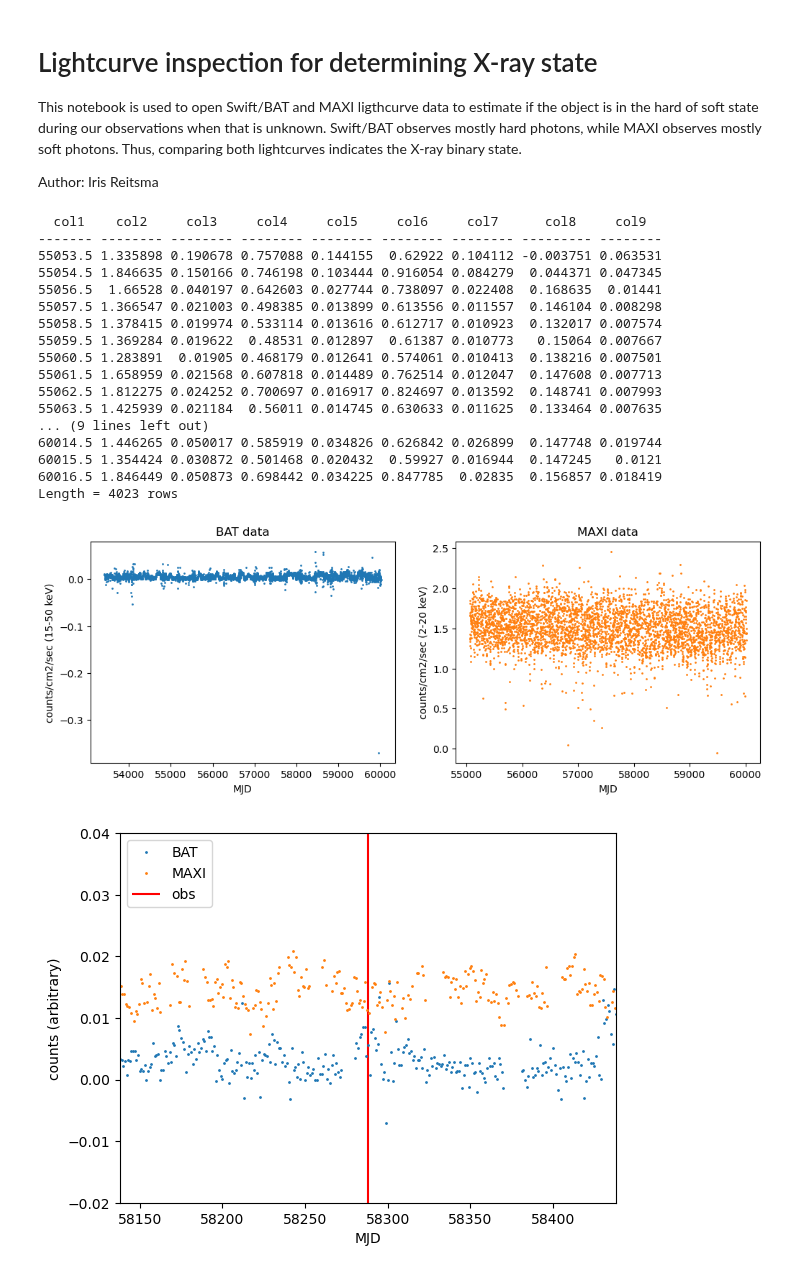
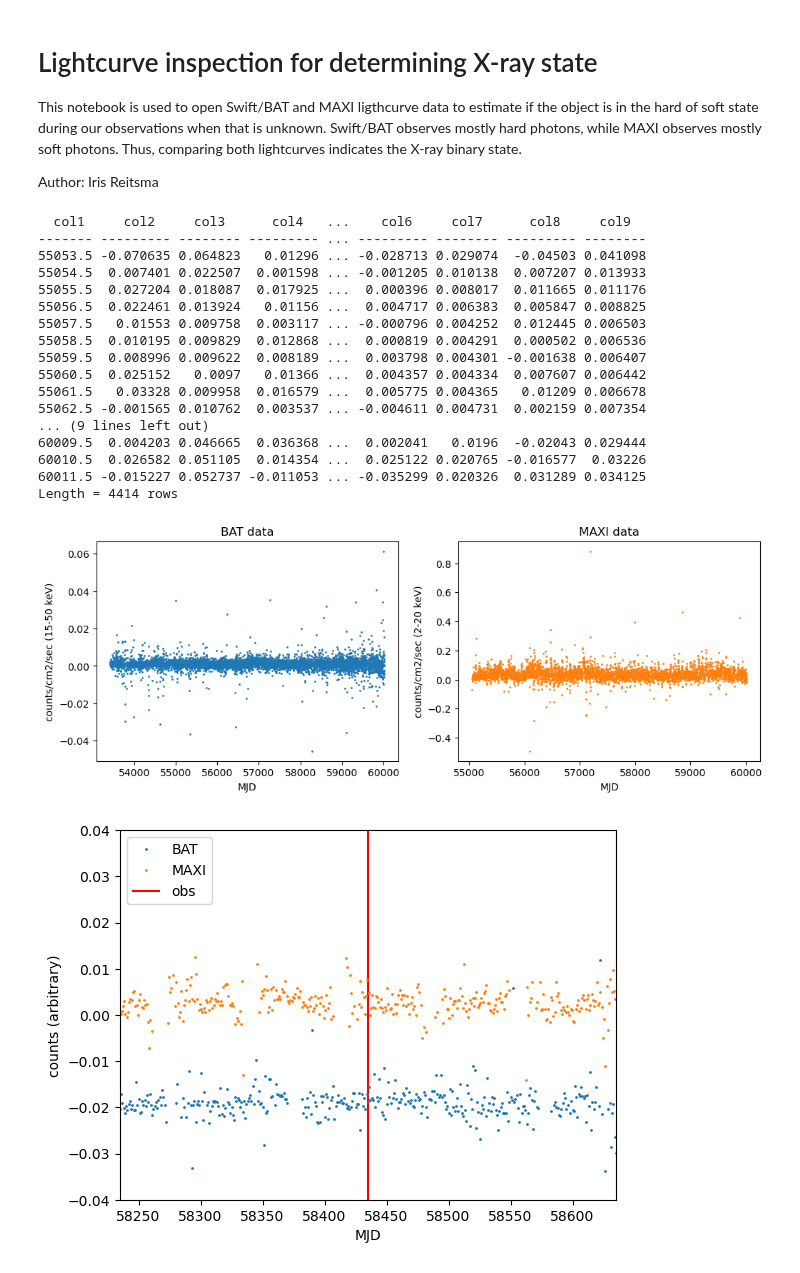
Before and after one commit to reitsmairis/xrbs, a Jupyter notebook: Find_state.ipynb, the cells around one changed output. Cells and saved outputs as stored; diff of their text form; code cells hidden in the pictures.

```diff
--- a/Find_state.ipynb
+++ b/Find_state.ipynb
@@ -25,11 +25,11 @@ PARAMETERS to be set by the user:
 - maxi_flname: insert filename of the MAXI ligthcurve data
 """
 
-source = "4U_1702-429"
-date = '2018-06-19'
+source = "2S_0918-549"
+date = '2018-11-13' # YYYY MM DD
 filepath = "E:/Scriptie/Spectra/Hardness_state/" + source
-bat_flname = filepath + "/" + "4U1702-429.lc.txt"
-maxi_flname = filepath + "/" +  "J1645-456_g_lc_maxi.dat"
+bat_flname = filepath + "/" + "2S0918-549.lc.txt"
+maxi_flname = filepath + "/" +  "J0920-552_g_lc_maxi.dat"
 
 t = Time(date, scale='utc')
 data_BAT = ascii.read(bat_flname)
@@ -38,23 +38,23 @@ figname_state = filepath + '/' + source + "_statefig.png"
 
 print(data_maxi)
 # %% [output]
-  col1    col2     col3     col4     col5     col6     col7      col8     col9
-------- -------- -------- -------- -------- -------- -------- --------- --------
-55053.5 1.335898 0.190678 0.757088 0.144155  0.62922 0.104112 -0.003751 0.063531
-55054.5 1.846635 0.150166 0.746198 0.103444 0.916054 0.084279  0.044371 0.047345
-55056.5  1.66528 0.040197 0.642603 0.027744 0.738097 0.022408  0.168635  0.01441
-55057.5 1.366547 0.021003 0.498385 0.013899 0.613556 0.011557  0.146104 0.008298
-55058.5 1.378415 0.019974 0.533114 0.013616 0.612717 0.010923  0.132017 0.007574
-55059.5 1.369284 0.019622  0.48531 0.012897  0.61387 0.010773   0.15064 0.007667
-55060.5 1.283891  0.01905 0.468179 0.012641 0.574061 0.010413  0.138216 0.007501
-55061.5 1.658959 0.021568 0.607818 0.014489 0.762514 0.012047  0.147608 0.007713
-55062.5 1.812275 0.024252 0.700697 0.016917 0.824697 0.013592  0.148741 0.007993
-55063.5 1.425939 0.021184  0.56011 0.014745 0.630633 0.011625  0.133464 0.007635
+  col1     col2     col3      col4   ...    col6     col7      col8     col9
+------- --------- -------- --------- ... --------- -------- --------- --------
+55053.5 -0.070635 0.064823   0.01296 ... -0.028713 0.029074  -0.04503 0.041098
+55054.5  0.007401 0.022507  0.001598 ... -0.001205 0.010138  0.007207 0.013933
+55055.5  0.027204 0.018087  0.017925 ...  0.000396 0.008017  0.011665 0.011176
+55056.5  0.022461 0.013924   0.01156 ...  0.004717 0.006383  0.005847 0.008825
+55057.5   0.01553 0.009758  0.003117 ... -0.000796 0.004252  0.012445 0.006503
+55058.5  0.010195 0.009829  0.012868 ...  0.000819 0.004291  0.000502 0.006536
+55059.5  0.008996 0.009622  0.008189 ...  0.003798 0.004301 -0.001638 0.006407
+55060.5  0.025152   0.0097   0.01366 ...  0.004357 0.004334  0.007607 0.006442
+55061.5   0.03328 0.009958  0.016579 ...  0.005775 0.004365   0.01209 0.006678
+55062.5 -0.001565 0.010762  0.003537 ... -0.004611 0.004731  0.002159 0.007354
 ... (9 lines left out)
-60014.5 1.446265 0.050017 0.585919 0.034826 0.626842 0.026899  0.147748 0.019744
-60015.5 1.354424 0.030872 0.501468 0.020432  0.59927 0.016944  0.147245   0.0121
-60016.5 1.846449 0.050873 0.698442 0.034225 0.847785  0.02835  0.156857 0.018419
-Length = 4023 rows
+60009.5  0.004203 0.046665  0.036368 ...  0.002041   0.0196  -0.02043 0.029444
+60010.5  0.026582 0.051105  0.014354 ...  0.025122 0.020765 -0.016577  0.03226
+60011.5 -0.015227 0.052737 -0.011053 ... -0.035299 0.020326  0.031289 0.034125
+Length = 4414 rows
 # %%
 """
 Plot both lightcurves separately
@@ -71,31 +71,31 @@ ax2.set_ylabel('counts/cm2/sec (2-20 keV)')
 ax2.set_xlabel('MJD')
 plt.show()
 # %% [output]
-[figure, old version]
+[figure, new version]
 # %%
 """
 Plot both lightcurves together, also with the time of NIR observation.
 Because the lightcurves are on different scales, we need to rescale them
 for a good comparison.
 """
 
 # Set the parameters for plotting (boundaries, normalization)
-x_up = t.mjd + 150
-x_low = t.mjd - 150
+x_up = t.mjd + 200
+x_low = t.mjd - 200
 y_up = 0.04
-y_low = -0.02
-norm = 100
+y_low = -0.04
+norm = 10
 
 # Plot the lightcurves and observation day
-plt.plot(data_BAT[ 'col1'], data_BAT['col2'], 'o', ms=1, label='BAT')
+plt.plot(data_BAT[ 'col1'], data_BAT['col2']-0.02, 'o', ms=1, label='BAT')
 plt.plot(data_maxi[ 'col1'], data_maxi['col2']/norm, 'o', ms=1, color='C1', label='MAXI')
 plt.ylim(y_low, y_up)
 plt.xlim(x_low, x_up)
 plt.vlines(t.mjd, y_low, y_up, 'Red', label='obs')
 plt.legend(loc='upper left')
 plt.ylabel('counts (arbitrary)')
 plt.xlabel('MJD')
 plt.savefig(figname_state)
 plt.show()
 # %% [output]
-[figure, old version]
+[figure, new version]
```
Also changed, not shown: 1 other file.
